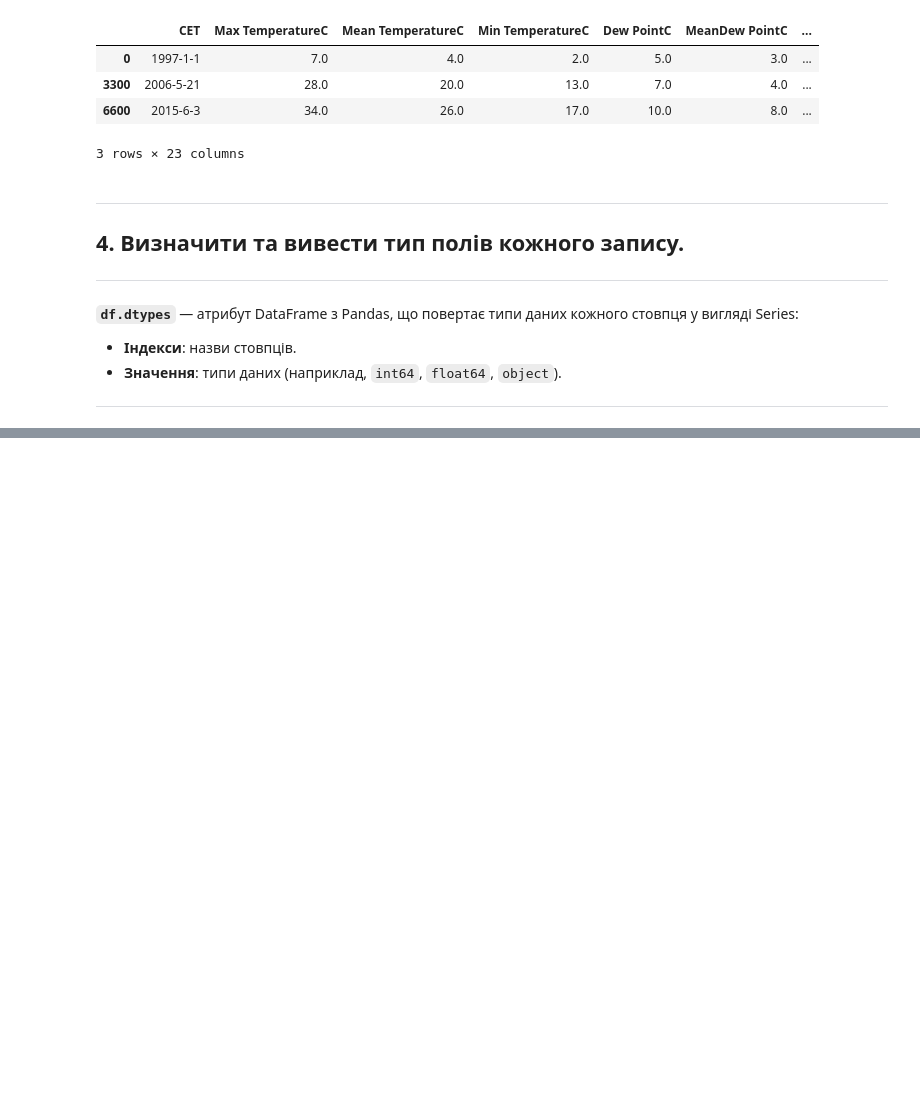
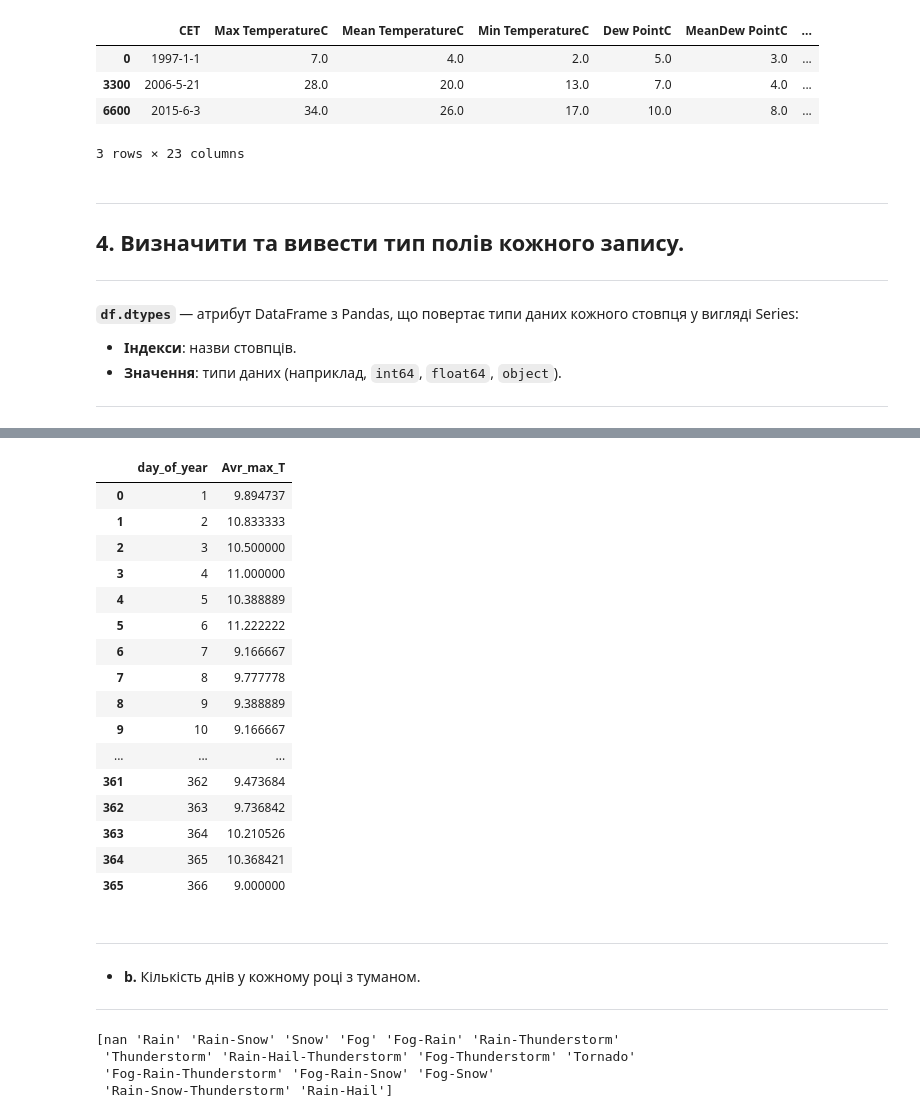
Before and after one commit to weissh0rn9/FAM_MLB, a Jupyter notebook: lab1/lab1.ipynb, the cells around one changed output, grey strips where cells are left out. Saved outputs shown, nothing was run; the diff lists cells and outputs as text; code cells hidden in the pictures; blank space fills up the shorter version.

```diff
--- a/lab1/lab1.ipynb
+++ b/lab1/lab1.ipynb
@@ -35,6 +36,7 @@ from pathlib import Path
 
 file_path = Path('data') / 'Weather.csv'
 weather_df = pd.read_csv(file_path)
+weather_df.columns = weather_df.columns.str.lstrip() # .lstrip() видаляє пробіли на початку
 weather_df.head()
 # %% [output]
 |  | CET | Max TemperatureC | Mean TemperatureC | Min TemperatureC | Dew PointC | MeanDew PointC | ... |
@@ -147,7 +150,14 @@ dtype: object
 Замість поля `СЕТ` ввести нові текстові поля, що відповідають числу, місяцю та року. Місяць та число повинні бути записані у двоцифровому форматі.
 # %%
 weather_df[['year', 'month', 'day']] = weather_df['CET'].str.split('-', expand=True)
+
+weather_df['CET'] = pd.to_datetime(weather_df['CET'])
+weather_df['day_of_year'] = weather_df['CET'].dt.dayofyear
 weather_df.drop(columns='CET', inplace=True)
+
+weather_df['day'] = weather_df['day'].str.zfill(2)
+weather_df['month'] = weather_df['month'].str.zfill(2)
+
 new_order = ['year', 'month', 'day'] + [col for col in weather_df.columns if col not in ['year', 'month', 'day']]
 weather_df = weather_df[new_order]
 weather_df.head()
@@ -161,0 +238,37 @@ weather_df.head()
+# %%
+avr_maxT_days = weather_df.groupby(['day_of_year']).agg(
+    Avr_max_T=('Max TemperatureC', 'mean')
+).reset_index()
+
+pd.set_option('display.max_rows', None)
+
+display(avr_maxT_days)
+# %% [output]
+|  | day_of_year | Avr_max_T |
+| 0 | 1 | 9.894737 |
+| 1 | 2 | 10.833333 |
+| 2 | 3 | 10.500000 |
+| 3 | 4 | 11.000000 |
+| 4 | 5 | 10.388889 |
+| 5 | 6 | 11.222222 |
+| 6 | 7 | 9.166667 |
+| 7 | 8 | 9.777778 |
+| 8 | 9 | 9.388889 |
+| 9 | 10 | 9.166667 |
+| ... | ... | ... |
+| 361 | 362 | 9.473684 |
+| 362 | 363 | 9.736842 |
+| 363 | 364 | 10.210526 |
+| 364 | 365 | 10.368421 |
+| 365 | 366 | 9.000000 |
+# %% [markdown]
+---
+- **b.** Кількість днів у кожному році з туманом.
+---
+# %%
+print(weather_df['Events'].unique())
+# %% [output]
+[nan 'Rain' 'Rain-Snow' 'Snow' 'Fog' 'Fog-Rain' 'Rain-Thunderstorm'
+ 'Thunderstorm' 'Rain-Hail-Thunderstorm' 'Fog-Thunderstorm' 'Tornado'
+ 'Fog-Rain-Thunderstorm' 'Fog-Rain-Snow' 'Fog-Snow'
+ 'Rain-Snow-Thunderstorm' 'Rain-Hail']
```
Also changed, not shown: parts of 12 cells of this notebook.
